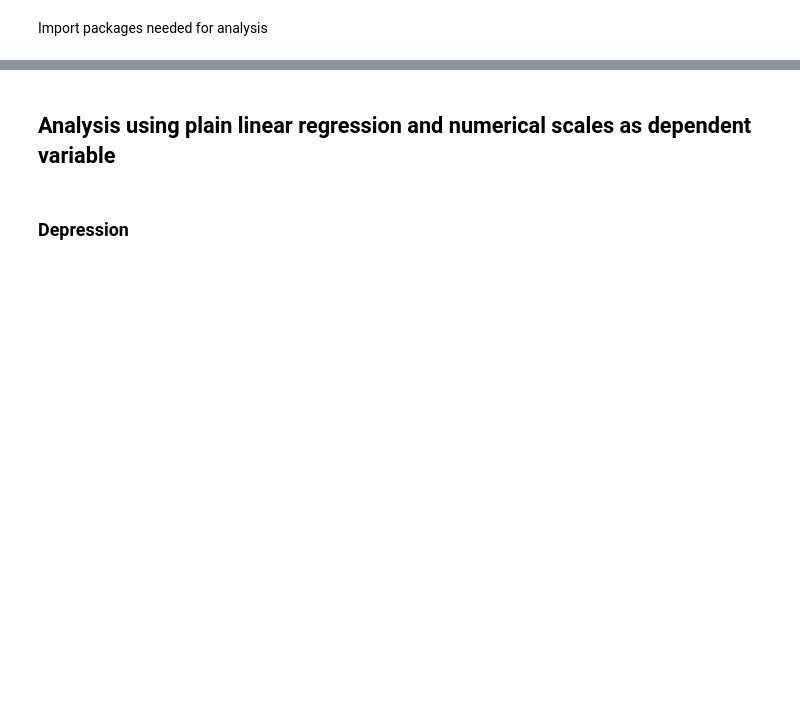
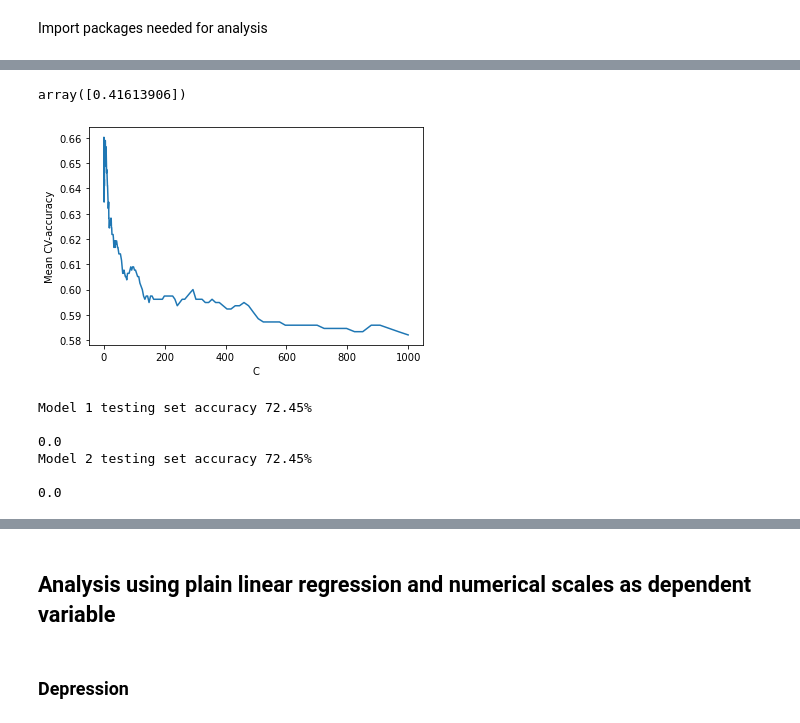
Before and after one commit to alexandraant161803/EDAN70, a Jupyter notebook: WD_project.ipynb, the cells around one changed output, grey strips where cells are left out. Cells and saved outputs as stored; diff of their text form; code cells hidden in the pictures; blank space fills up the shorter version.

```diff
--- a/WD_project.ipynb
+++ b/WD_project.ipynb
@@ -559,0 +611,16 @@ plt.show()
+# %%
+#Selecting dimensionality reduction with pipeline and GridSearchCV
+
+pipe = Pipeline(steps=[('pca', PCA()), ('model', LogisticRegression())])
+
+# Parameters of pipelines can be set using ‘__’ separated parameter names:
+param_grid = {
+    'pca__n_components': [3, 5, 15, 30, 45, 50, 64, 127, 199],
+    'model__C': np.logspace(-4, 4, 4),
+}
+
+search = GridSearchCV(pipe, param_grid, n_jobs=-1)
+
+search.fit(X_train_norm, y_train)
+print("Best parameter (CV score=%0.3f):" % search.best_score_)
+print(search.best_params_)
@@ -559,0 +632,7 @@ plt.show()
+# %%
+skf = StratifiedKFold(n_splits=5, shuffle=True, random_state=17)
+
+c_values = np.logspace(-4, 3, 500) #-4,4,4
+
+logit_searcher = LogisticRegressionCV(Cs=c_values, cv=skf, verbose=1, n_jobs=-1)
+logit_searcher.fit(X_train_norm, y_train)
@@ -559,0 +655,55 @@ plt.show()
+# %%
+logit_searcher.C_
+# %% [output]
+array([0.41613906])
+# %%
+plt.plot(c_values, np.mean(logit_searcher.scores_[1], axis=0))
+plt.xlabel('C')
+plt.ylabel('Mean CV-accuracy');
+#To see how the quality of the model (percentage of correct responses on the training and validation sets)
+#varies with the hyperparameter C
+# %% [output]
+[figure, added]
+# %%
+
+chosen_c_value=0.01
+chosen_n_components=3
+
+
+model = make_pipeline(PCA(n_components=chosen_n_components), LogisticRegression(C=chosen_c_value))
+model.fit(X_train, y_train)
+pred_test_model = model.predict(X_test)
+
+
+model2 = make_pipeline(PCA(n_components=chosen_n_components), LogisticRegressionCV())
+model2.fit(X_train, y_train)
+pred_test_model2 = model2.predict(X_test)
+
+
+# Show prediction accuracies
+print('Model 1 testing set accuracy {:.2%}\n '.format(metrics.accuracy_score(y_test, pred_test_model)))
+mcc=metrics.matthews_corrcoef(y_test, pred_test_model)
+print(mcc)
+#print(balanced_accuracy_score(y_test, pred_test_model))
+
+print('Model 2 testing set accuracy {:.2%}\n'.format(metrics.accuracy_score(y_test, pred_test_model2)))
+mcc2=metrics.matthews_corrcoef(y_test, pred_test_model2)
+print(mcc2)
+#print(balanced_accuracy_score(y_test, pred_test_model2))
+
+
+#The best value is 1 and the worst value is 0 when adjusted=False.
+#when adjusted=True he result is adjusted for chance,
+#so that random performance would score 0, while keeping perfect performance at a score of 1.
+
+#Max 74.49 for model 1 and model 3 with n_components 3 and C=0.0001, same value with c=0.01,
+#for model 2 with this the MCC score is negative...
+
+#Thoughts: Playing around with c value and nbr of components makes a big difference.
+# %% [output]
+Model 1 testing set accuracy 72.45%
+
+0.0
+Model 2 testing set accuracy 72.45%
+
+0.0
```
Also changed, not shown: parts of 68 cells of this notebook.
